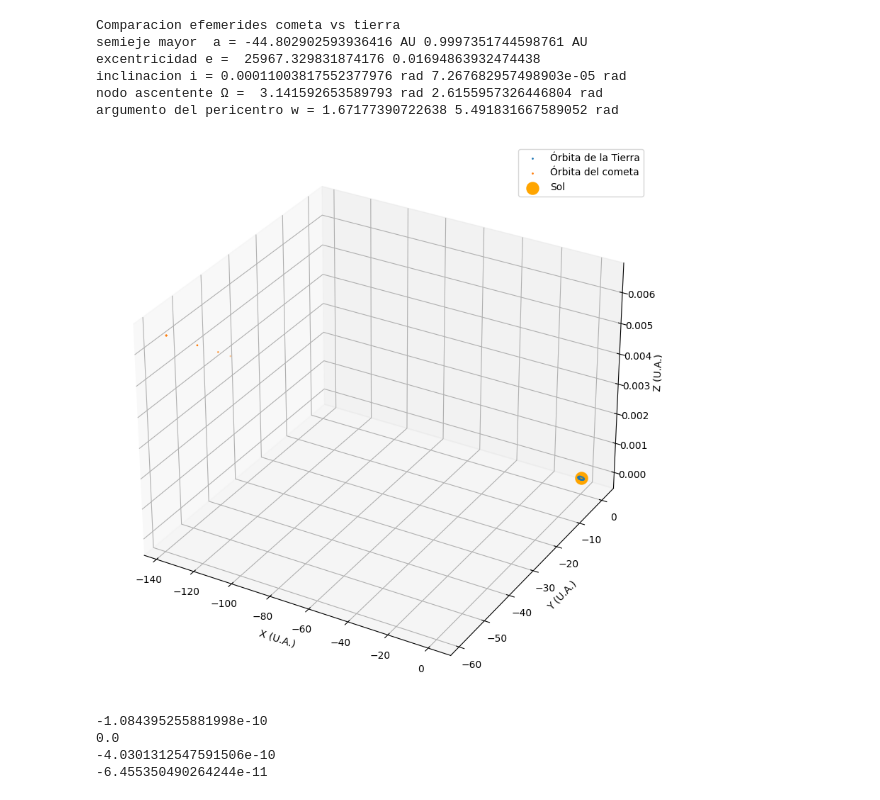
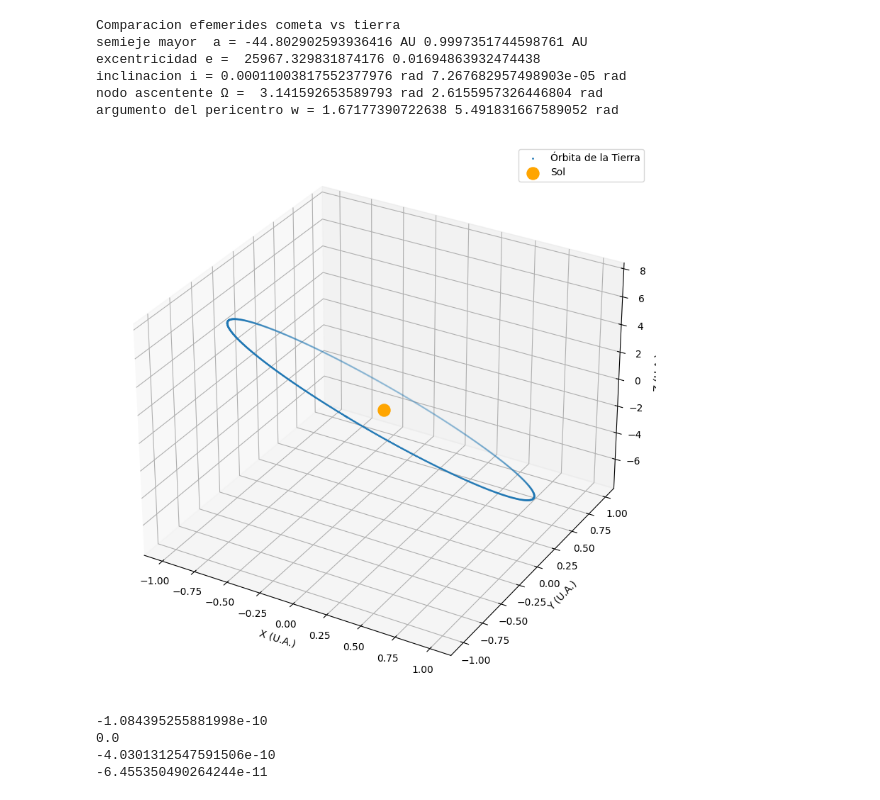
Before and after one commit to eadelgadillom/Astronomia_fundamental, a Jupyter notebook: Parcial_1.ipynb, the cells around one changed output. Saved outputs shown, nothing was run; the diff lists cells and outputs as text; code cells hidden in the pictures.

Commit message:
efemerides cometa

```diff
--- a/Parcial_1.ipynb
+++ b/Parcial_1.ipynb
@@ -93,13 +93,13 @@ def find_comet_values():
 ##______________________________________________________________________________________##
 
 ## Parámetros temporales de la tierra
-n_datos = (1*4)
+n_datos_tierra = (2*365)
 t0 = Time('2023-07-09T00:00:00', scale='tdb', format = 'isot').utc
 tf = Time('2024-07-09T00:00:00', scale='tdb', format = 'isot').utc
-tiempos_tierra = np.linspace(t0,tf,n_datos)
+tiempos_tierra = np.linspace(t0,tf,n_datos_tierra)
 
 ## Calculo orbita Tierra
-plot_tierra_data = np.zeros((3,n_datos))
+plot_tierra_data = np.zeros((3,n_datos_tierra))
 
 for ii, t in enumerate(tiempos_tierra):
     ## 1. Hallar iota
@@ -207,24 +207,24 @@ argumento del pericentro w = 1.67177390722638 5.491831667589052 rad
 # %%
 coor_cometa_inicial = np.transpose(coor_cometa_inicial)
 ## Plot de las ótbita
 fig = plt.figure(figsize=(10,10))
 ax = fig.add_subplot(projection="3d")
 ax.scatter(plot_tierra_data[0], plot_tierra_data[1], plot_tierra_data[2], label='Órbita de la Tierra', s=1)
-ax.scatter(coor_cometa_inicial[0], coor_cometa_inicial[1], coor_cometa_inicial[2], label='Órbita del cometa', s=1)
+#ax.scatter(coor_cometa_inicial[0], coor_cometa_inicial[1], coor_cometa_inicial[2], label='Órbita del cometa', s=1)
 ax.scatter(0, 0, 0, s=150, label='Sol', color="orange")
 
 ax.legend()
 #ax.set_xlim(-1, 1)
 #ax.set_ylim(-1, 1)
 #ax.set_zlim(-1, 1)
 ax.set_xlabel('X (U.A.)')
 ax.set_ylabel('Y (U.A.)')
 ax.set_zlabel('Z (U.A.)')
 
 
 plt.show()
 # %% [output]
-[figure, old version]
+[figure, new version]
 # %%
 ## Error asociado al cálculo del \phi del cometa
 for ii in range (4):
```
